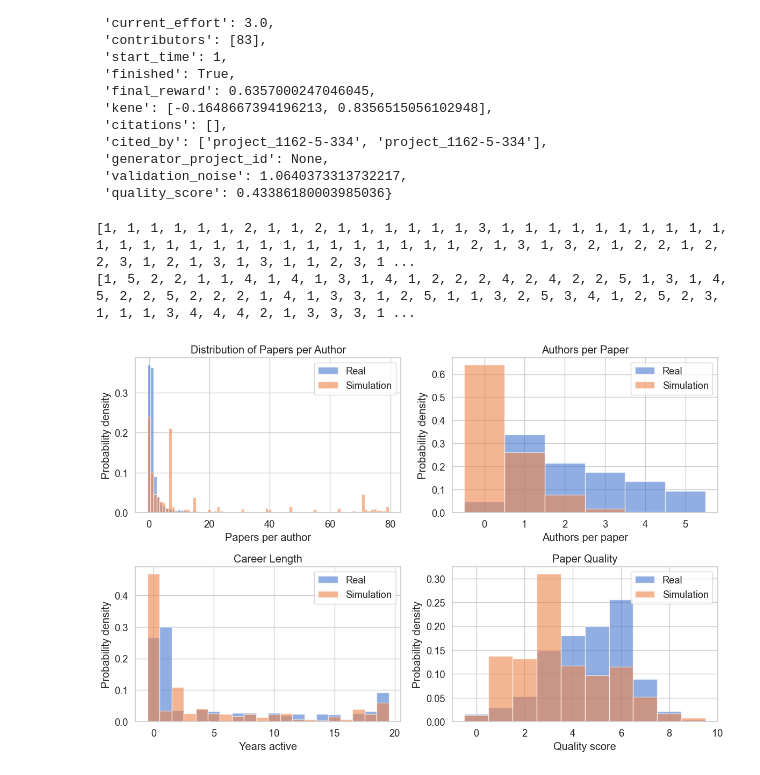
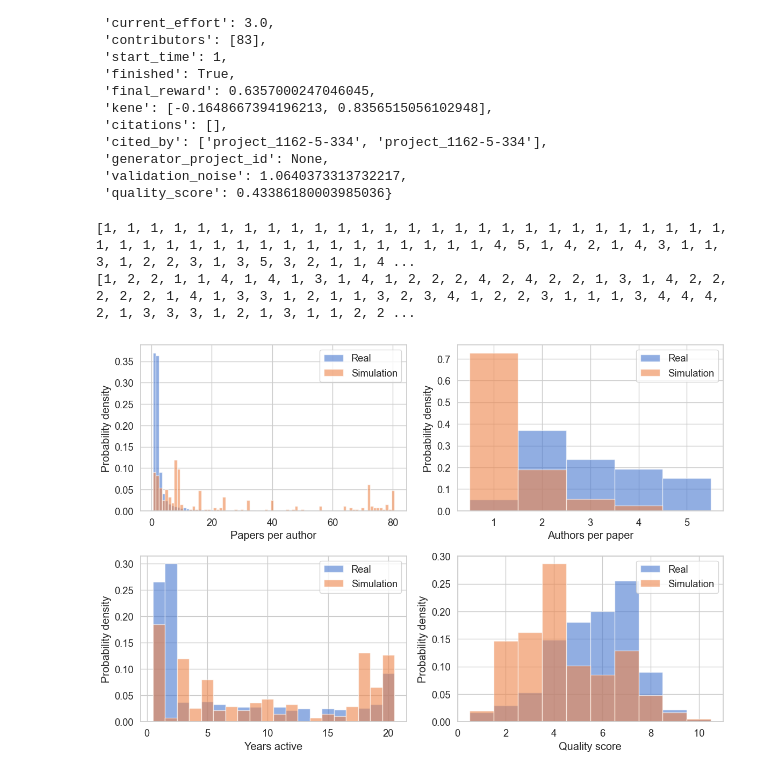
Before and after one commit to Christof93/Conference-Simulation, a Jupyter notebook: simulation/reputation-environment/policy_simulation_stats.ipynb, the cells around one changed output. Drawn from its saved outputs; the diff is of its cells as text; code cells hidden in the pictures.

```diff
--- a/simulation/reputation-environment/policy_simulation_stats.ipynb
+++ b/simulation/reputation-environment/policy_simulation_stats.ipynb
@@ -341,9 +341,9 @@ plot_histograms(all_mass_producer_projects, "../log/policy_all_mass_producer_are
 # %%
 
 # Load projects list from JSON file
-with open("../log/balanced_long_run_projects.json", "r") as f:
+with open("../log/balanced_projects.json", "r") as f:
     balanced_projects = json.load(f)
-with open("../log/balanced_long_run_actions.jsonl", "r") as f:
+with open("../log/balanced_actions.jsonl", "r") as f:
     balanced_actions = []
     for line in f.readlines():
         balanced_actions.append(json.loads(line))
@@ -433,7 +433,7 @@ from calibrate import build_normalized_hist, build_stats, plot_calibration_overl
   # leave as-is
 
 # Load sim data
-with open("../log/balanced_long_run_projects.json", "r") as f:
+with open("../log/balanced_projects.json", "r") as f:
     run_projects = json.load(f)
 
 sim_data = build_stats(run_projects)
@@ -510,40 +510,40 @@ def plot_calibration_overlays(real_data, sim_data, outfile=None):
     Both real_data and sim_data should contain normalized histograms
     (same number of bins per metric).
     """
     metrics = [
-        ("papers_per_author", "Distribution of Papers per Author", "Papers per author"),
-        ("authors_per_paper", "Authors per Paper", "Authors per paper"),
-        ("lifespan", "Career Length", "Years active"),
-        ("quality", "Paper Quality", "Quality score"),
+        ("papers_per_author", "", "Papers per author"),
+        ("authors_per_paper", "", "Authors per paper"),
+        ("lifespan", "", "Years active"),
+        ("quality", "", "Quality score"),
     ]
 
     fig, axes = plt.subplots(2, 2, figsize=(12, 8))
 
-    for ax, (key, title, xlabel) in zip(axes.flatten(), metrics):
+    for ax, (key, _, xlabel) in zip(axes.flatten(), metrics):
         y_real = real_data[key]
         y_sim = sim_data[key]
-        x = np.arange(len(y_real))  # bin indices as x-axis
+        x = np.arange(len(y_real))+1  # bin indices as x-axis
 
         # Overlayed histograms (transparent bars)
         ax.bar(x, y_real, width=1.0, alpha=0.6, label="Real")
         ax.bar(x, y_sim, width=1.0, alpha=0.6, label="Simulation")
 
-        ax.set_title(title)
+        # ax.set_title(title)
         ax.set_xlabel(xlabel)
         ax.set_ylabel("Probability density")
         ax.legend()
 
     plt.tight_layout()
     if outfile:
         plt.savefig(outfile, dpi=300)
     plt.show()
 
 
 
 # Example call
 plot_calibration_overlays(real_data, sim_hists,# real_centers, sim_centers,
     outfile="calibration_overlay.png")
 # %% [output]
-[1, 1, 1, 1, 1, 1, 2, 1, 1, 2, 1, 1, 1, 1, 1, 1, 3, 1, 1, 1, 1, 1, 1, 1, 1, 1, 1, 1, 1, 1, 1, 1, 1, 1, 1, 1, 1, 1, 1, 1, 1, 1, 1, 2, 1, 3, 1, 3, 2, 1, 2, 2, 1, 2, 2, 3, 1, 2, 1, 3, 1, 3, 1, 1, 2, 3, 1 ...
-[1, 5, 2, 2, 1, 1, 4, 1, 4, 1, 3, 1, 4, 1, 2, 2, 2, 4, 2, 4, 2, 2, 5, 1, 3, 1, 4, 5, 2, 2, 5, 2, 2, 2, 1, 4, 1, 3, 3, 1, 2, 5, 1, 1, 3, 2, 5, 3, 4, 1, 2, 5, 2, 3, 1, 1, 1, 3, 4, 4, 4, 2, 1, 3, 3, 3, 1 ...
+[1, 1, 1, 1, 1, 1, 1, 1, 1, 1, 1, 1, 1, 1, 1, 1, 1, 1, 1, 1, 1, 1, 1, 1, 1, 1, 1, 1, 1, 1, 1, 1, 1, 1, 1, 1, 1, 1, 1, 1, 1, 1, 1, 1, 4, 5, 1, 4, 2, 1, 4, 3, 1, 1, 3, 1, 2, 2, 3, 1, 3, 5, 3, 2, 1, 1, 4 ...
+[1, 2, 2, 1, 1, 4, 1, 4, 1, 3, 1, 4, 1, 2, 2, 2, 4, 2, 4, 2, 2, 1, 3, 1, 4, 2, 2, 2, 2, 2, 1, 4, 1, 3, 3, 1, 2, 1, 1, 3, 2, 3, 4, 1, 2, 2, 3, 1, 1, 1, 3, 4, 4, 4, 2, 1, 3, 3, 3, 1, 2, 1, 3, 1, 1, 2, 2 ...
-[figure, old version]
+[figure, new version]
```
Also changed, not shown: parts of 4 cells of this notebook, 2 other files.
